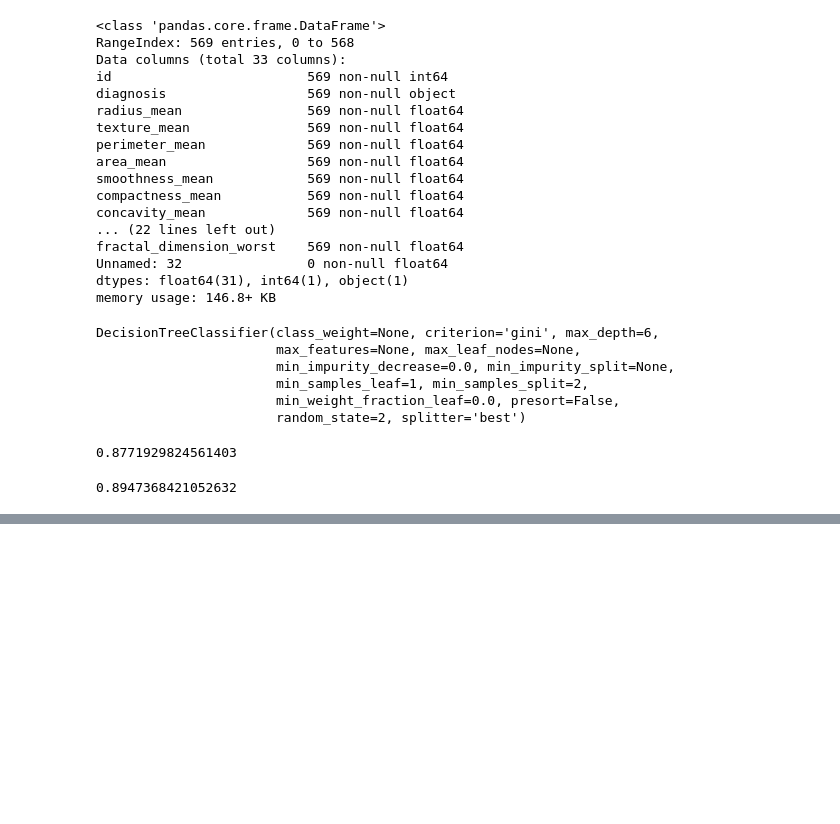
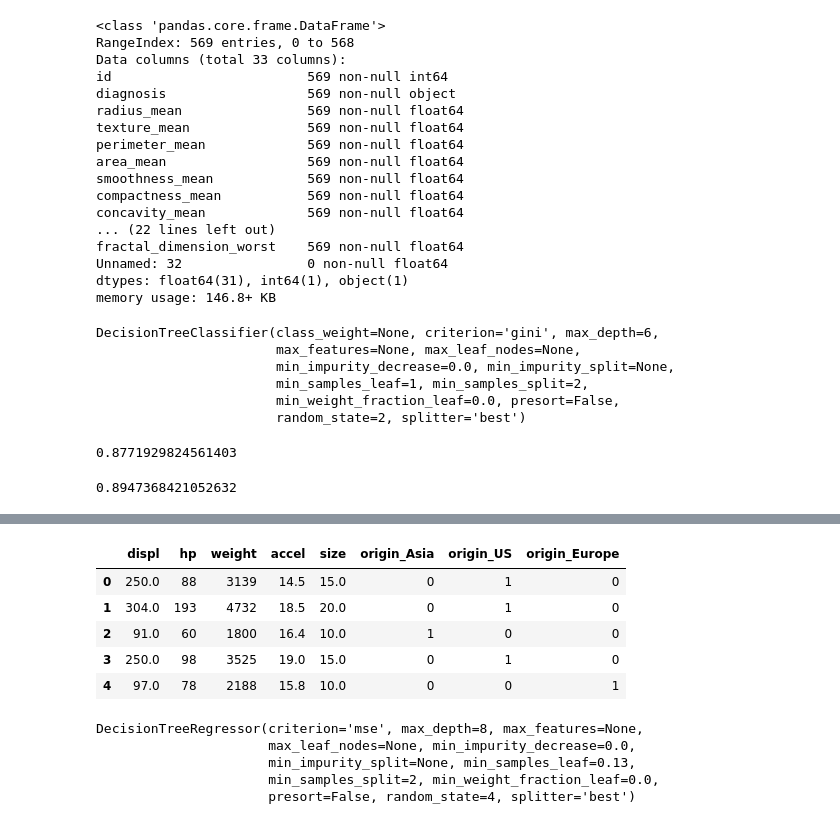
Before and after one commit to Samyak2607/Data-Science-Practice, a Jupyter notebook: Decision-Tree-Classifier.ipynb, the cells around one changed output, grey strips where cells are left out. Cells and saved outputs as stored; diff of their text form; code cells hidden in the pictures; blank space fills up the shorter version.

Commit message:
Decision-tree-classifier-and-regreesion

```diff
--- a/Decision-Tree-Classifier.ipynb
+++ b/Decision-Tree-Classifier.ipynb
@@ -196,0 +230,9 @@ entropy_score
+# %%
+X[:5]
+# %% [output]
+|  | displ | hp | weight | accel | size | origin_Asia | origin_US | origin_Europe |
+| 0 | 250.0 | 88 | 3139 | 14.5 | 15.0 | 0 | 1 | 0 |
+| 1 | 304.0 | 193 | 4732 | 18.5 | 20.0 | 0 | 1 | 0 |
+| 2 | 91.0 | 60 | 1800 | 16.4 | 10.0 | 1 | 0 | 0 |
+| 3 | 250.0 | 98 | 3525 | 19.0 | 15.0 | 0 | 1 | 0 |
+| 4 | 97.0 | 78 | 2188 | 15.8 | 10.0 | 0 | 0 | 1 |
@@ -196,0 +241,9 @@ entropy_score
+# %%
+mpg_tree = sklearn.tree.DecisionTreeRegressor(max_depth=8, min_samples_leaf=0.13, random_state=4)
+mpg_tree.fit(X_train,y_train)
+# %% [output]
+DecisionTreeRegressor(criterion='mse', max_depth=8, max_features=None,
+                      max_leaf_nodes=None, min_impurity_decrease=0.0,
+                      min_impurity_split=None, min_samples_leaf=0.13,
+                      min_samples_split=2, min_weight_fraction_leaf=0.0,
+                      presort=False, random_state=4, splitter='best')
```
Also changed, not shown: parts of 12 cells of this notebook.
